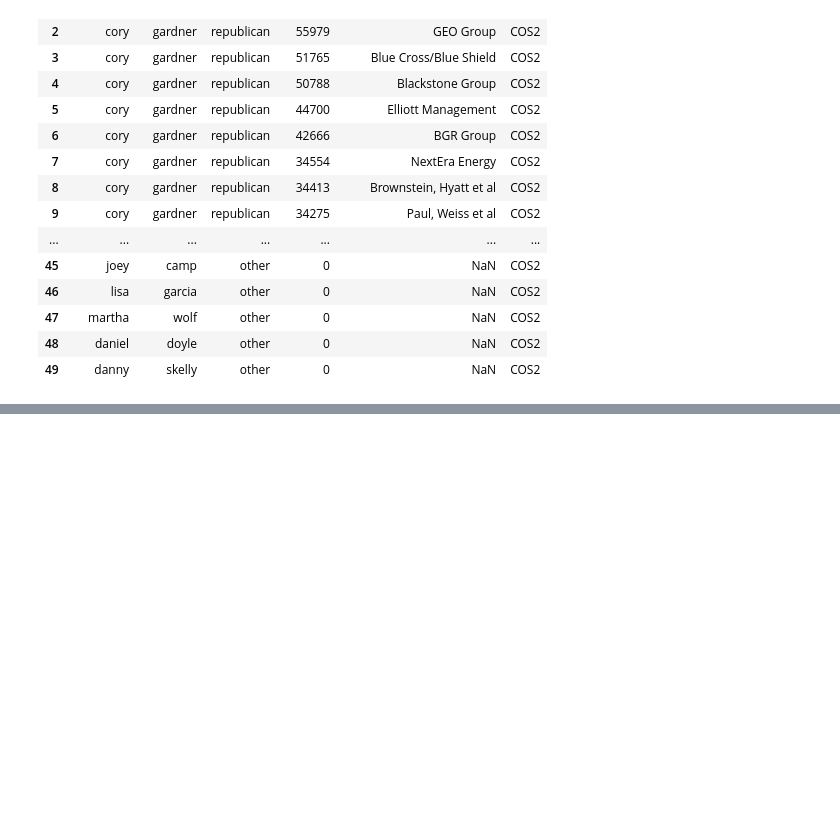
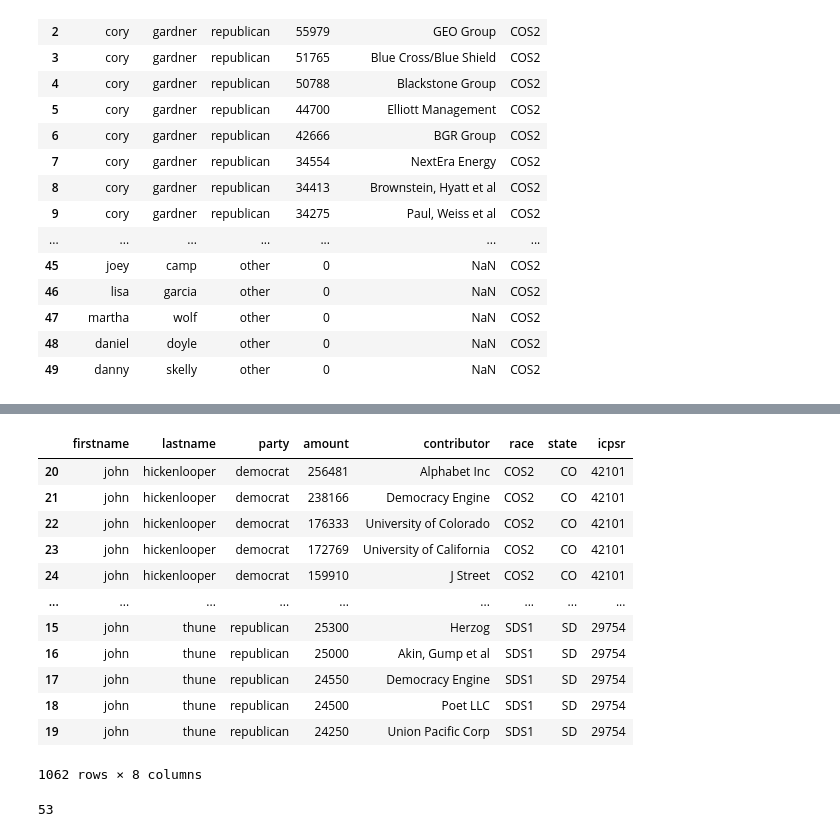
Before and after one commit to Aidankeogh/SenatorGraph, a Jupyter notebook: process_contributors.ipynb, the cells around one changed output, grey strips where cells are left out. Drawn from its saved outputs; the diff is of its cells as text; code cells hidden in the pictures; blank space fills up the shorter version.

```diff
--- a/process_contributors.ipynb
+++ b/process_contributors.ipynb
@@ -85,0 +101,33 @@ all_processed_contribs.to_csv("contributions.csv")
+# %%
+def find_icpsr(row):
+    senator = senator_nodes[senator_nodes["firstname"] == row["firstname"]]
+    senator = senator[senator_nodes["lastname"] == row["lastname"]]
+    senator = senator[senator_nodes["state"] == row["state"]]
+
+    if len(senator) > 0:
+        icpsr = senator.iloc[0].icpsr
+    else:
+        icpsr = -1
+    return icpsr
+
+all_processed_contribs["icpsr"] =  all_processed_contribs.apply(find_icpsr, axis=1)
+# %%
+all_processed_contribs[all_processed_contribs["icpsr"] != -1]
+# %% [output]
+|  | firstname | lastname | party | amount | contributor | race | state | icpsr |
+| 20 | john | hickenlooper | democrat | 256481 | Alphabet Inc | COS2 | CO | 42101 |
+| 21 | john | hickenlooper | democrat | 238166 | Democracy Engine | COS2 | CO | 42101 |
+| 22 | john | hickenlooper | democrat | 176333 | University of Colorado | COS2 | CO | 42101 |
+| 23 | john | hickenlooper | democrat | 172769 | University of California | COS2 | CO | 42101 |
+| 24 | john | hickenlooper | democrat | 159910 | J Street | COS2 | CO | 42101 |
+| ... | ... | ... | ... | ... | ... | ... | ... | ... |
+| 15 | john | thune | republican | 25300 | Herzog | SDS1 | SD | 29754 |
+| 16 | john | thune | republican | 25000 | Akin, Gump et al | SDS1 | SD | 29754 |
+| 17 | john | thune | republican | 24550 | Democracy Engine | SDS1 | SD | 29754 |
+| 18 | john | thune | republican | 24500 | Poet LLC | SDS1 | SD | 29754 |
+| 19 | john | thune | republican | 24250 | Union Pacific Corp | SDS1 | SD | 29754 |
+1062 rows × 8 columns
+# %%
+len(all_processed_contribs[all_processed_contribs["icpsr"] != -1]["icpsr"].unique())
+# %% [output]
+53
```
Also changed, not shown: parts of 4 cells of this notebook.
